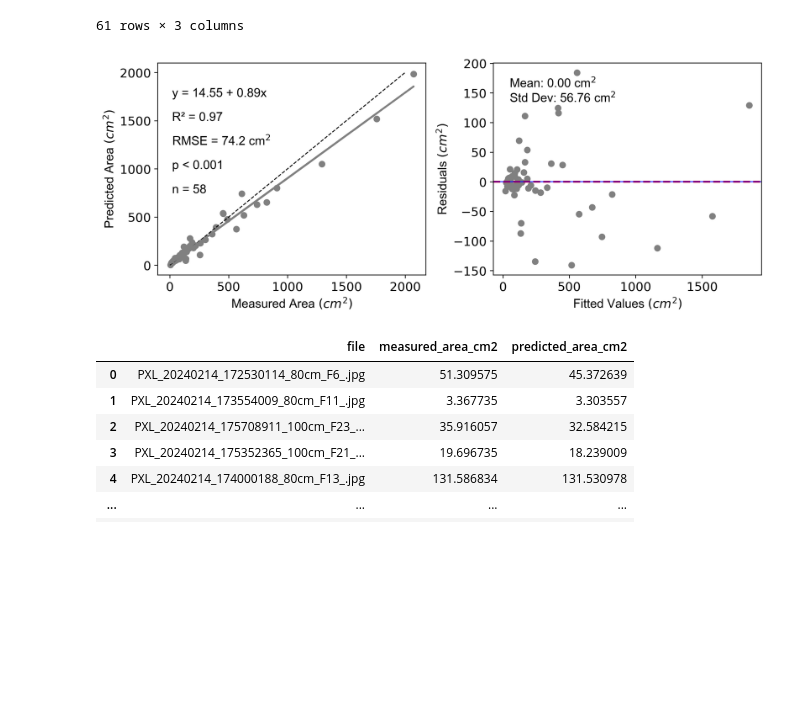
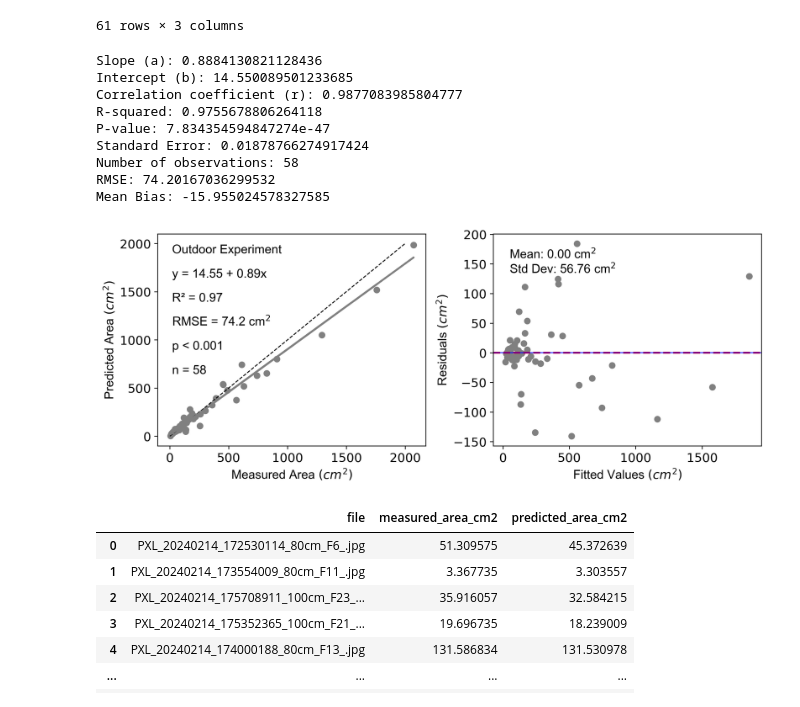
Before and after one commit to eai6/FloralArea_Web, a Jupyter notebook: research/notebooks/data_visualization.ipynb, the cells around one changed output. Cells and saved outputs as stored; diff of their text form; code cells hidden in the pictures; blank space fills up the shorter version.

Commit message:
completed experiment 3. Full experiment and data

```diff
--- a/research/notebooks/data_visualization.ipynb
+++ b/research/notebooks/data_visualization.ipynb
@@ -60,6 +60,18 @@ y = np.array([float(val) for val in data['predicted_area_cm2']])
 # Fit regression and get p-value
 slope, intercept, r_value, p_value, std_err = stats.linregress(x, y)
 a, b = slope, intercept  # For compatibility with your code
+
+# print all the regression results
+print(f"Slope (a): {a}")
+print(f"Intercept (b): {b}")
+print(f"Correlation coefficient (r): {r_value}")
+print(f"R-squared: {r_value**2}")
+print(f"P-value: {p_value}")
+print(f"Standard Error: {std_err}")
+print(f"Number of observations: {len(data)}")
+print(f"RMSE: {np.sqrt(mean_squared_error(x, y))}")
+print(f"Mean Bias: {np.mean(y - x)}")
+
 
 # Calculate metrics
 rmse = np.sqrt(mean_squared_error(x, y))
@@ -97,11 +109,12 @@ plt.ylabel("Predicted Area $\\left( cm^2 \\right)$", size=13, **font)
 plt.tick_params(axis='both', which='major', labelsize=13)
 
 # Add statistics as text
-plt.text(20, 1750, 'y = ' + '{:.2f}'.format(b) + ' + {:.2f}'.format(a) + 'x', size=13, **font)
-plt.text(20, 1500, f"R² = {round(r2, 2)}", size=13, **font)
-plt.text(20, 1250, f"RMSE = {round(rmse, 2)} cm$^2$", size=13, **font)
-plt.text(20, 1000, f"p < 0.001" if p_value < 0.001 else f"p = {p_value:.3f}", size=13, **font)
-plt.text(20, 750, f"n = {len(data)}", size=13, **font)
+plt.text(20, 1900, 'Outdoor Experiment', size=13, **font)
+plt.text(20, 1650, 'y = ' + '{:.2f}'.format(b) + ' + {:.2f}'.format(a) + 'x', size=13, **font)
+plt.text(20, 1400, f"R² = {round(r2, 2)}", size=13, **font)
+plt.text(20, 1150, f"RMSE = {round(rmse, 2)} cm$^2$", size=13, **font)
+plt.text(20, 900, f"p < 0.001" if p_value < 0.001 else f"p = {p_value:.3f}", size=13, **font)
+plt.text(20, 650, f"n = {len(data)}", size=13, **font)
 
 # Grid
 #plt.grid(True, alpha=0.3)
@@ -118,34 +131,43 @@ plt.scatter(y_pred, residuals, color='gray')
 plt.axhline(y=0, color='red', linestyle='--', linewidth=2)
 
 # Mean residual line (optional)
 mean_res = np.mean(residuals)
 plt.axhline(y=mean_res, color='blue', linestyle='-', linewidth=1.5, alpha=0.6)
 
 # Labels
 plt.xlabel("Fitted Values $\\left( cm^2 \\right)$", size=13, **font)
 plt.ylabel("Residuals $\\left( cm^2 \\right)$", size=13, **font)
 
 # Increase tick label font size
 plt.tick_params(axis='both', which='major', labelsize=13)
 
 # Add residual statistics
 std_res = np.std(residuals)
 plt.text(50, 160, f"Mean: {mean_res:.2f} cm$^2$", size=13, **font)
 plt.text(50, 135, f"Std Dev: {std_res:.2f} cm$^2$", size=13, **font)
 
 # Grid
 #plt.grid(True, alpha=0.3)
 
 # Adjust layout
 plt.tight_layout()
 
 # Show
 plt.show()
 
 # Optional: Save the figure
 # plt.savefig('prediction_residual_analysis.png', dpi=600, bbox_inches='tight')
 # %% [output]
+Slope (a): 0.8884130821128436
+Intercept (b): 14.550089501233685
+Correlation coefficient (r): 0.9877083985804777
+R-squared: 0.9755678806264118
+P-value: 7.834354594847274e-47
+Standard Error: 0.01878766274917424
+Number of observations: 58
+RMSE: 74.20167036299532
+Mean Bias: -15.955024578327585
-[figure, old version]
+[figure, new version]
 # %%
 data = pd.read_csv("/Users/edwardamoah/Documents/GitHub/FloralArea_Web/research/output/indoor_reference_based_analysis_data.csv")
 # %%
```
Also changed, not shown: parts of 2 cells of this notebook, 4 other files.
